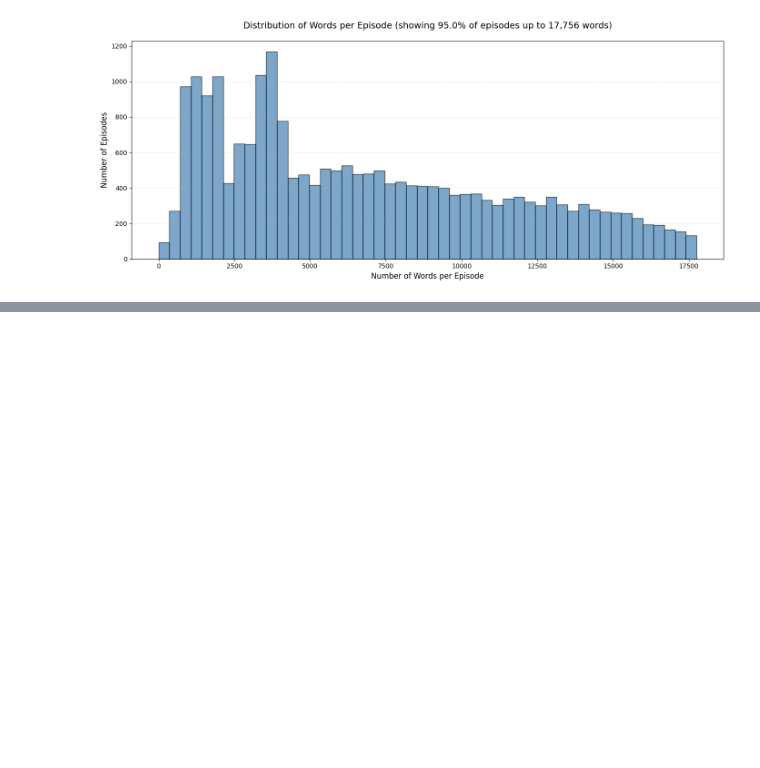
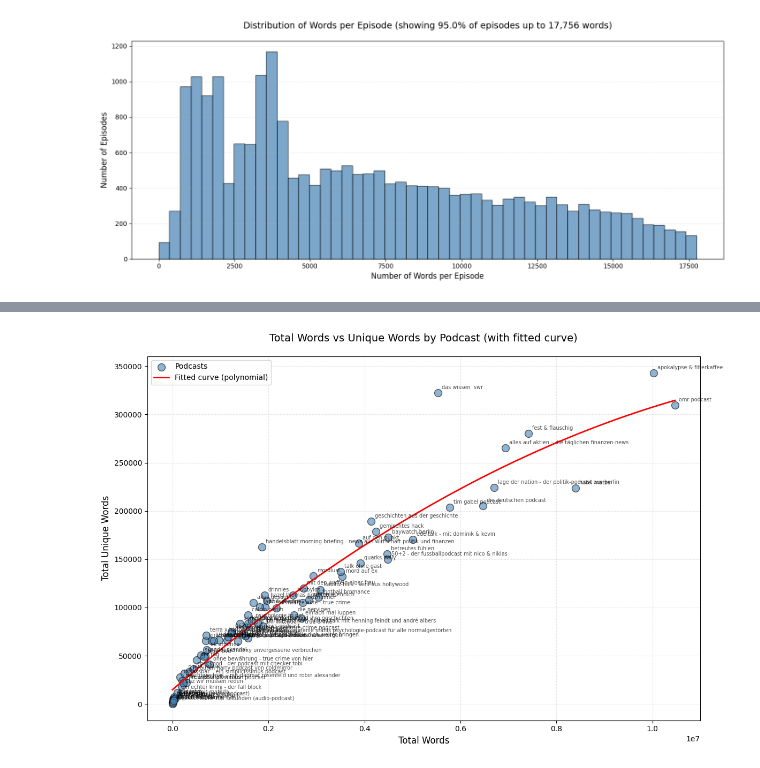
Before and after one commit to mloenker/linguistic-data-science, a Jupyter notebook: new_full_analysis.ipynb, the cells around one changed output, grey strips where cells are left out. Cells and saved outputs as stored; diff of their text form; code cells hidden in the pictures; blank space fills up the shorter version.

```diff
--- a/new_full_analysis.ipynb
+++ b/new_full_analysis.ipynb
@@ -410,0 +377,74 @@ Generating podcast-topic distribution analysis...
+# %%
+# Scatter plot: Total words vs Unique words with fitted curve
+total_words_list = [stats['total_words'] for _, stats in podcast_diversity.items()]
+unique_words_list = [stats['unique_words'] for _, stats in podcast_diversity.items()]
+podcast_names_scatter = [name for name, _ in podcast_diversity.items()]
+
+# Convert to numpy arrays for fitting
+x = np.array(total_words_list)
+y = np.array(unique_words_list)
+
+# Fit polynomial curve (degree 2 - quadratic)
+coefficients = np.polyfit(x, y, 2)
+poly_func = np.poly1d(coefficients)
+
+# Generate points for the fitted curve
+x_curve = np.linspace(x.min(), x.max(), 100)
+y_curve = poly_func(x_curve)
+
+# Calculate residuals (distance from fitted line)
+y_predicted = poly_func(x)
+residuals = y - y_predicted
+
+# Create figure
+plt.figure(figsize=(12, 8))
+
+# Create scatter plot
+plt.scatter(x, y, alpha=0.6, s=100, c='steelblue', edgecolors='black', label='Podcasts')
+
+# Plot fitted curve
+plt.plot(x_curve, y_curve, 'r-', linewidth=2, label='Fitted curve (polynomial)')
+
+# Add labels for each point (optional - can be commented out if too crowded)
+for i, name in enumerate(podcast_names_scatter):
+    plt.annotate(name.replace('_', ' '),
+                (x[i], y[i]),
+                fontsize=7, alpha=0.7,
+                xytext=(5, 5), textcoords='offset points')
+
+# Customize the plot
+plt.xlabel('Total Words', fontsize=12)
+plt.ylabel('Total Unique Words', fontsize=12)
+plt.title('Total Words vs Unique Words by Podcast (with fitted curve)', fontsize=14, pad=20)
+plt.legend()
+
+# Add grid for better readability
+plt.grid(axis='both', alpha=0.3, linestyle='--')
+
+# Improve layout
+plt.tight_layout()
+
+# Show the plot
+plt.show()
+
+# Calculate correlation
+correlation = np.corrcoef(x, y)[0, 1]
+print(f"Correlation between total words and unique words: {correlation:.3f}")
+
+# Find podcasts with largest positive residuals (more diverse than expected)
+residual_data = [(podcast_names_scatter[i], residuals[i], x[i], y[i])
+                 for i in range(len(residuals))]
+sorted_by_residual = sorted(residual_data, key=lambda x: x[1], reverse=True)
+
+print(f"\nTop 10 podcasts ABOVE the curve (more unique words than expected):")
+for i, (name, residual, total, unique) in enumerate(sorted_by_residual[:10], 1):
+    expected = poly_func(total)
+    print(f"{i}. {name}: +{residual:,.0f} words above expected ({unique:,} unique vs {expected:,.0f} expected)")
+
+print(f"\nTop 10 podcasts BELOW the curve (fewer unique words than expected):")
+sorted_by_residual_bottom = sorted(residual_data, key=lambda x: x[1])
+for i, (name, residual, total, unique) in enumerate(sorted_by_residual_bottom[:10], 1):
+    expected = poly_func(total)
+    print(f"{i}. {name}: {residual:,.0f} words below expected ({unique:,} unique vs {expected:,.0f} expected)")
+# %% [output]
+[figure, added]
```
Also changed, not shown: parts of 10 cells of this notebook.
